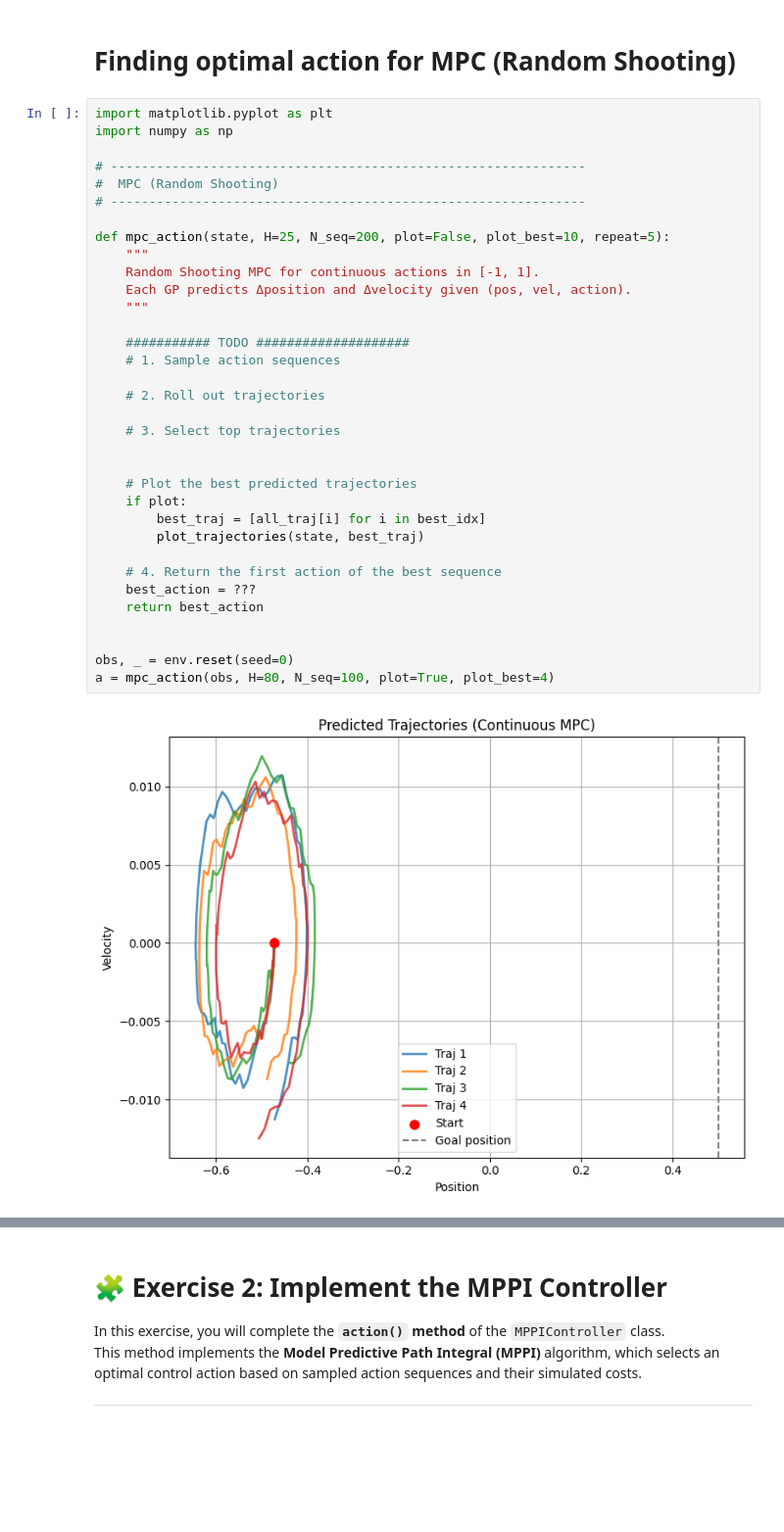
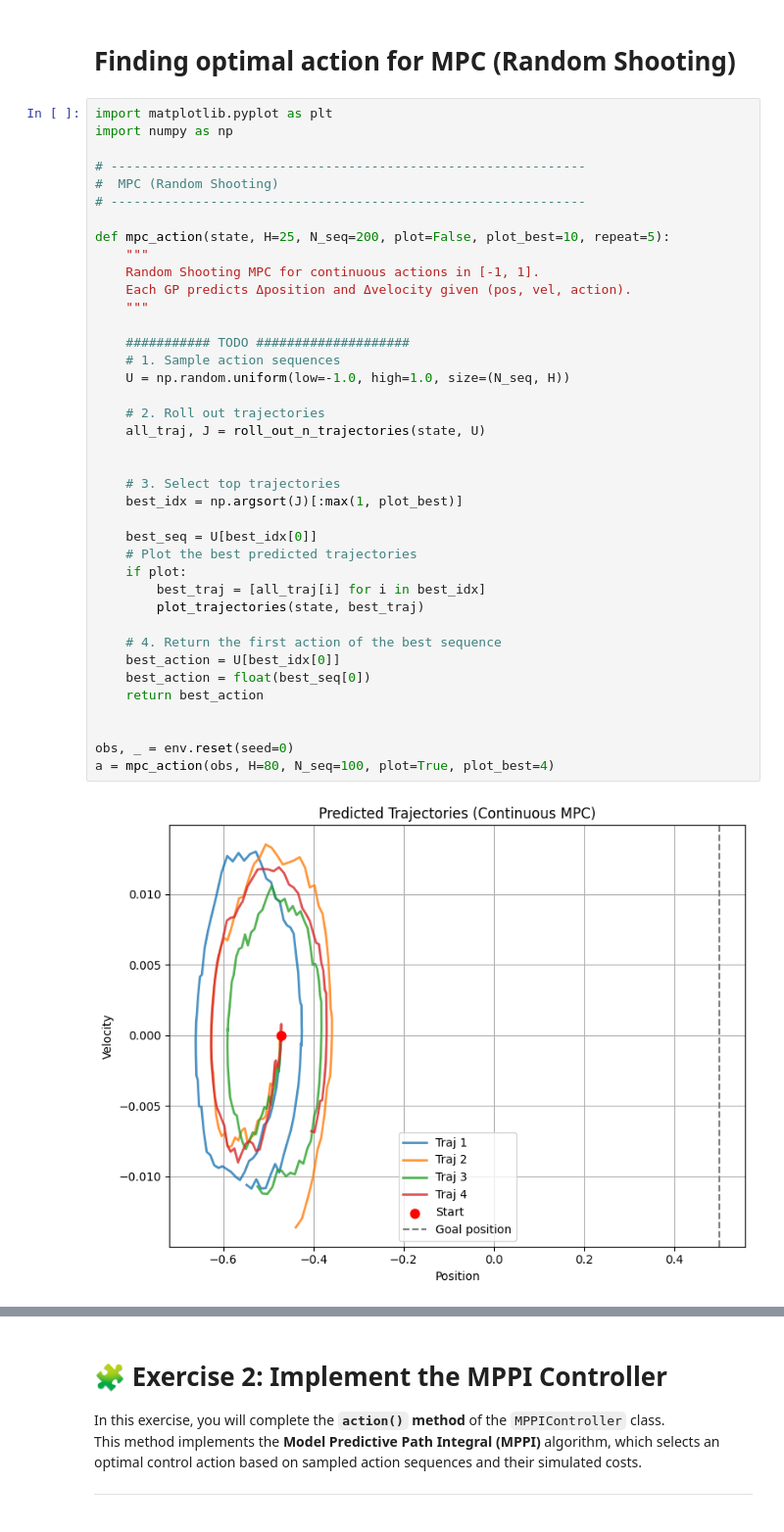
Before and after one commit to aem226/Reinforcement-Learning-Projects, a Jupyter notebook: lab9_mountain_optimal.ipynb, the cells around one changed output, grey strips where cells are left out. Shown: that part at 98% size. Saved outputs shown, nothing was run; the diff lists cells and outputs as text; blank space fills up the shorter version.

```diff
--- a/lab9_mountain_optimal.ipynb
+++ b/lab9_mountain_optimal.ipynb
@@ -158,36 +158,41 @@ import numpy as np
 
 # --------------------------------------------------------------
 #  MPC (Random Shooting)
 # --------------------------------------------------------------
 
 def mpc_action(state, H=25, N_seq=200, plot=False, plot_best=10, repeat=5):
     """
     Random Shooting MPC for continuous actions in [-1, 1].
     Each GP predicts Δposition and Δvelocity given (pos, vel, action).
     """
 
     ########### TODO ####################
     # 1. Sample action sequences
+    U = np.random.uniform(low=-1.0, high=1.0, size=(N_seq, H))
 
     # 2. Roll out trajectories
+    all_traj, J = roll_out_n_trajectories(state, U)
+
 
     # 3. Select top trajectories
+    best_idx = np.argsort(J)[:max(1, plot_best)]
 
-
+    best_seq = U[best_idx[0]]
     # Plot the best predicted trajectories
     if plot:
         best_traj = [all_traj[i] for i in best_idx]
         plot_trajectories(state, best_traj)
 
     # 4. Return the first action of the best sequence
-    best_action = ???
+    best_action = U[best_idx[0]]
+    best_action = float(best_seq[0])
     return best_action
 
 
 obs, _ = env.reset(seed=0)
 a = mpc_action(obs, H=80, N_seq=100, plot=True, plot_best=4)
 # %% [output]
-[figure, old version]
+[figure, new version]
 # %%
 # --------------------------------------------------------------
 # Running in the gym environment
```
Also changed, not shown: parts of 13 cells of this notebook.
